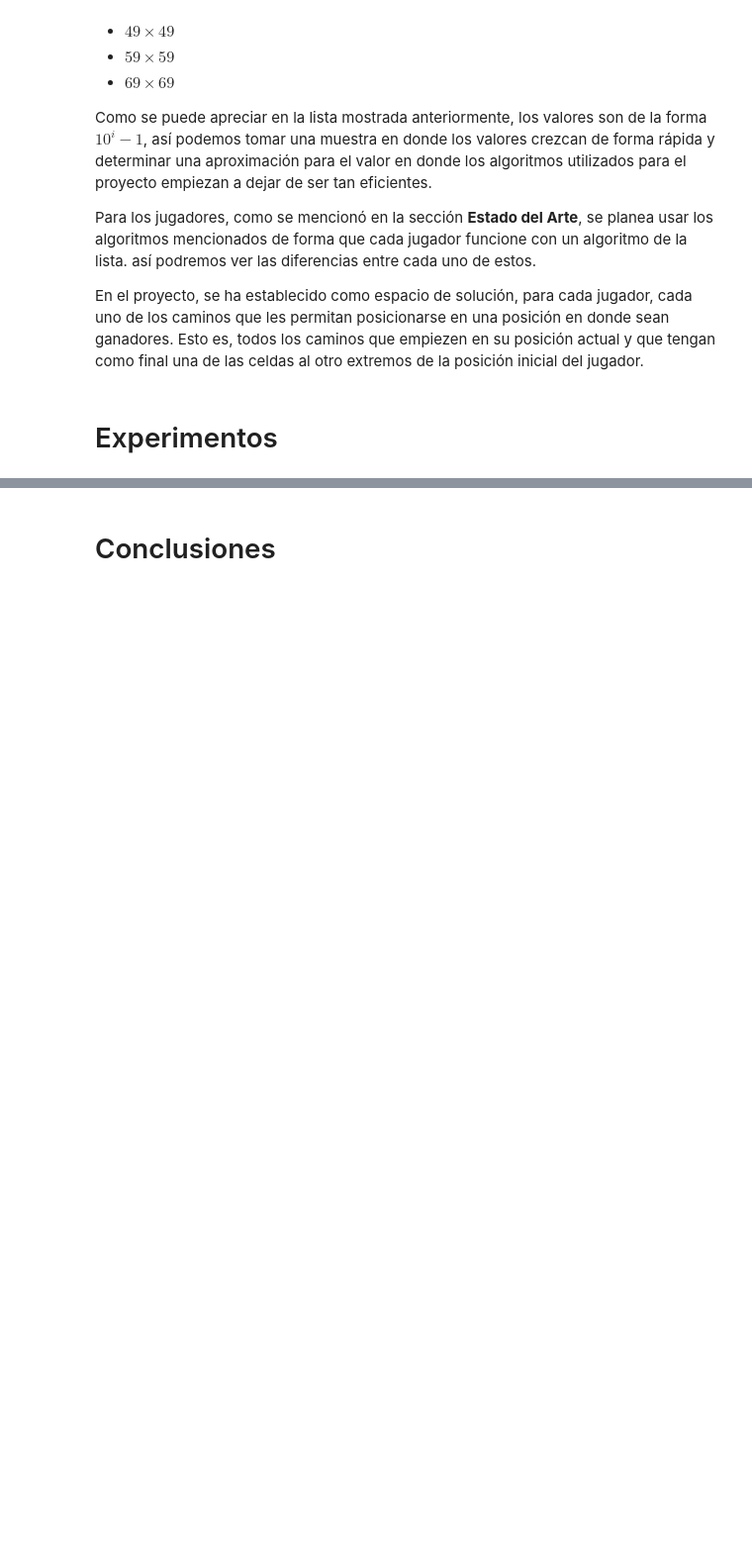
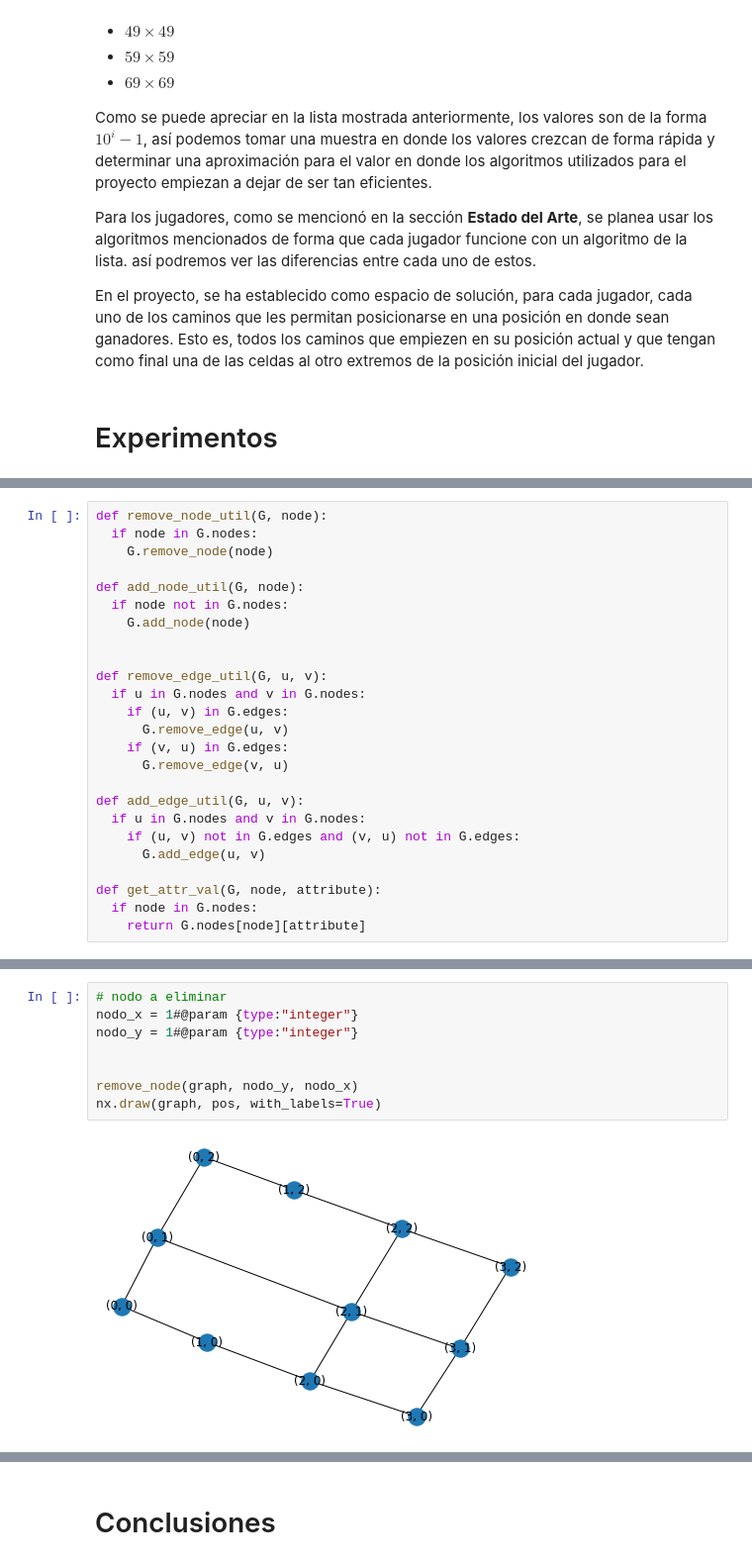
Before and after one commit to Madhamba/TrabajoComplejidad, a Jupyter notebook: Quoridor.ipynb, the cells around one changed output, grey strips where cells are left out. Shown at 99% size. Saved outputs shown, nothing was run; the diff lists cells and outputs as text; blank space fills up the shorter version.

```diff
--- a/Quoridor.ipynb
+++ b/Quoridor.ipynb
@@ -76,0 +120,25 @@ Jugador 2: (4, 2)
+# %%
+def remove_node_util(G, node):
+  if node in G.nodes:
+    G.remove_node(node)
+
+def add_node_util(G, node):
+  if node not in G.nodes:
+    G.add_node(node)
+
+
+def remove_edge_util(G, u, v):
+  if u in G.nodes and v in G.nodes:
+    if (u, v) in G.edges:
+      G.remove_edge(u, v)
+    if (v, u) in G.edges:
+      G.remove_edge(v, u)
+
+def add_edge_util(G, u, v):
+  if u in G.nodes and v in G.nodes:
+    if (u, v) not in G.edges and (v, u) not in G.edges:
+      G.add_edge(u, v)
+
+def get_attr_val(G, node, attribute):
+  if node in G.nodes:
+    return G.nodes[node][attribute]
@@ -76,0 +197,10 @@ Jugador 2: (4, 2)
+# %%
+# nodo a eliminar
+nodo_x = 1#@param {type:"integer"}
+nodo_y = 1#@param {type:"integer"}
+
+
+remove_node(graph, nodo_y, nodo_x)
+nx.draw(graph, pos, with_labels=True)
+# %% [output]
+[figure, added]
```
Also changed, not shown: parts of 17 cells of this notebook.
